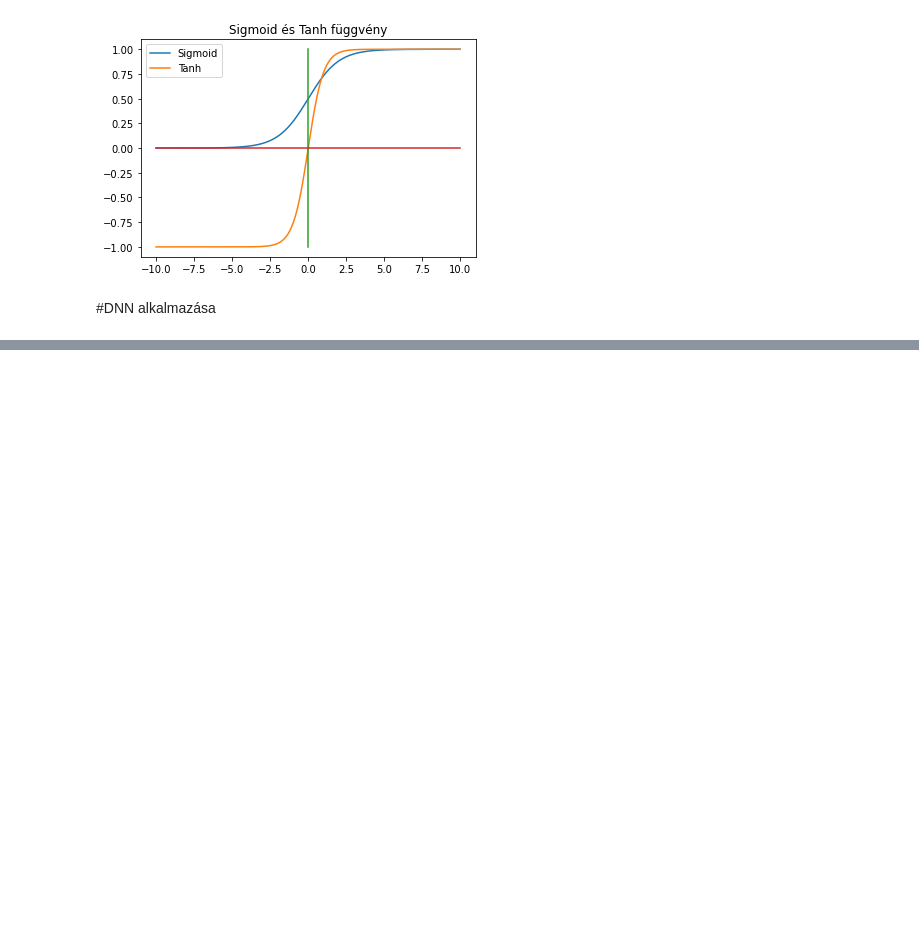
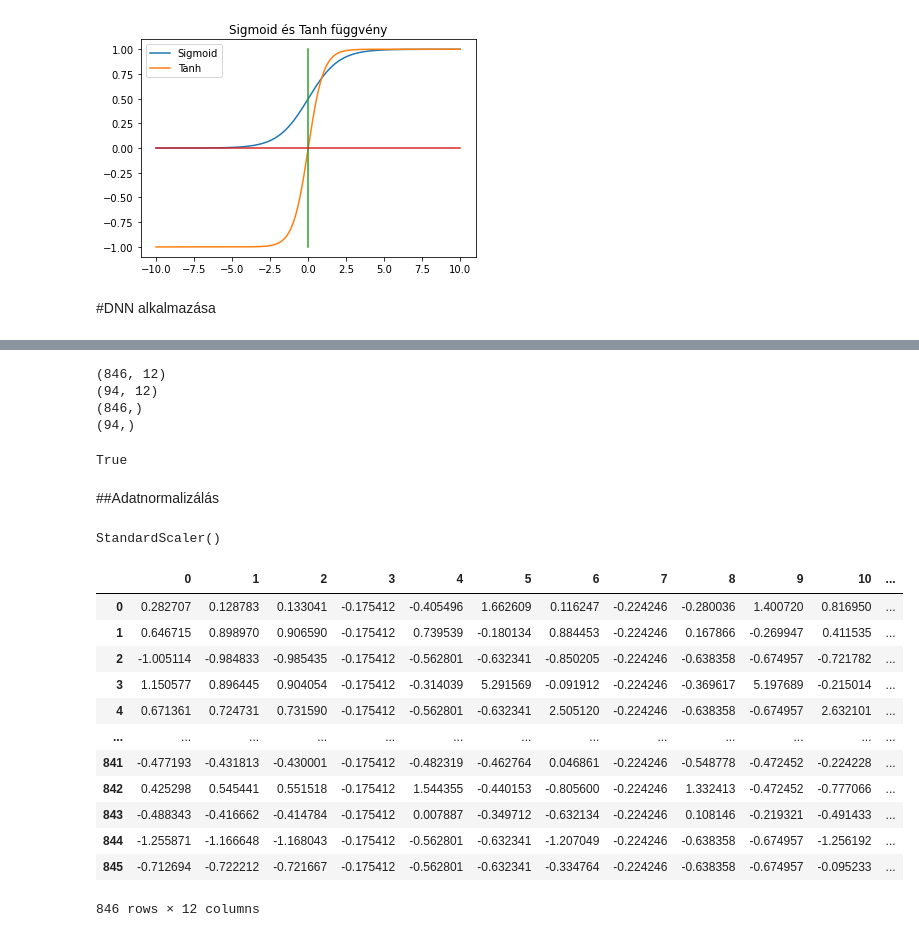
Before and after one commit to alizmarossy/FAKT_ML, a Jupyter notebook: 2_miniprojekt.ipynb, the cells around one changed output, grey strips where cells are left out. Drawn from its saved outputs; the diff is of its cells as text; code cells hidden in the pictures; blank space fills up the shorter version.

```diff
--- a/2_miniprojekt.ipynb
+++ b/2_miniprojekt.ipynb
@@ -72,0 +165,24 @@ ParserError: ignored
+# %%
+x_train, x_test, y_train, y_test = train_test_split(x_df, y_df, test_size=0.1, shuffle=True)
+# %%
+print(x_train.shape)
+print(x_test.shape)
+print(y_train.shape)
+print(y_test.shape)
+# %% [output]
+(846, 12)
+(94, 12)
+(846,)
+(94,)
+# %%
+x_test.shape[0] == y_test.shape[0]
+# %% [output]
+True
+# %% [markdown]
+##Adatnormalizálás
+# %%
+normalizer = StandardScaler()
+# %%
+normalizer.fit(x_train)
+# %% [output]
+StandardScaler()
@@ -72,0 +192,16 @@ ParserError: ignored
+# %%
+pd.DataFrame(x_train)
+# %% [output]
+|  | 0 | 1 | 2 | 3 | 4 | 5 | 6 | 7 | 8 | 9 | 10 | ... |
+| 0 | 0.282707 | 0.128783 | 0.133041 | -0.175412 | -0.405496 | 1.662609 | 0.116247 | -0.224246 | -0.280036 | 1.400720 | 0.816950 | ... |
+| 1 | 0.646715 | 0.898970 | 0.906590 | -0.175412 | 0.739539 | -0.180134 | 0.884453 | -0.224246 | 0.167866 | -0.269947 | 0.411535 | ... |
+| 2 | -1.005114 | -0.984833 | -0.985435 | -0.175412 | -0.562801 | -0.632341 | -0.850205 | -0.224246 | -0.638358 | -0.674957 | -0.721782 | ... |
+| 3 | 1.150577 | 0.896445 | 0.904054 | -0.175412 | -0.314039 | 5.291569 | -0.091912 | -0.224246 | -0.369617 | 5.197689 | -0.215014 | ... |
+| 4 | 0.671361 | 0.724731 | 0.731590 | -0.175412 | -0.562801 | -0.632341 | 2.505120 | -0.224246 | -0.638358 | -0.674957 | 2.632101 | ... |
+| ... | ... | ... | ... | ... | ... | ... | ... | ... | ... | ... | ... | ... |
+| 841 | -0.477193 | -0.431813 | -0.430001 | -0.175412 | -0.482319 | -0.462764 | 0.046861 | -0.224246 | -0.548778 | -0.472452 | -0.224228 | ... |
+| 842 | 0.425298 | 0.545441 | 0.551518 | -0.175412 | 1.544355 | -0.440153 | -0.805600 | -0.224246 | 1.332413 | -0.472452 | -0.777066 | ... |
+| 843 | -0.488343 | -0.416662 | -0.414784 | -0.175412 | 0.007887 | -0.349712 | -0.632134 | -0.224246 | 0.108146 | -0.219321 | -0.491433 | ... |
+| 844 | -1.255871 | -1.166648 | -1.168043 | -0.175412 | -0.562801 | -0.632341 | -1.207049 | -0.224246 | -0.638358 | -0.674957 | -1.256192 | ... |
+| 845 | -0.712694 | -0.722212 | -0.721667 | -0.175412 | -0.562801 | -0.632341 | -0.334764 | -0.224246 | -0.638358 | -0.674957 | -0.095233 | ... |
+846 rows × 12 columns
```
Also changed, not shown: parts of 24 cells of this notebook.
